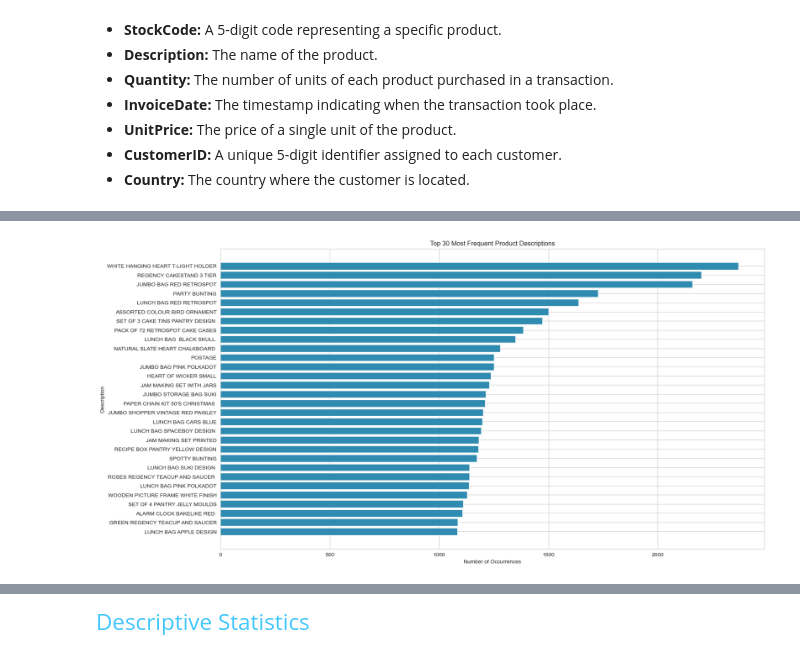
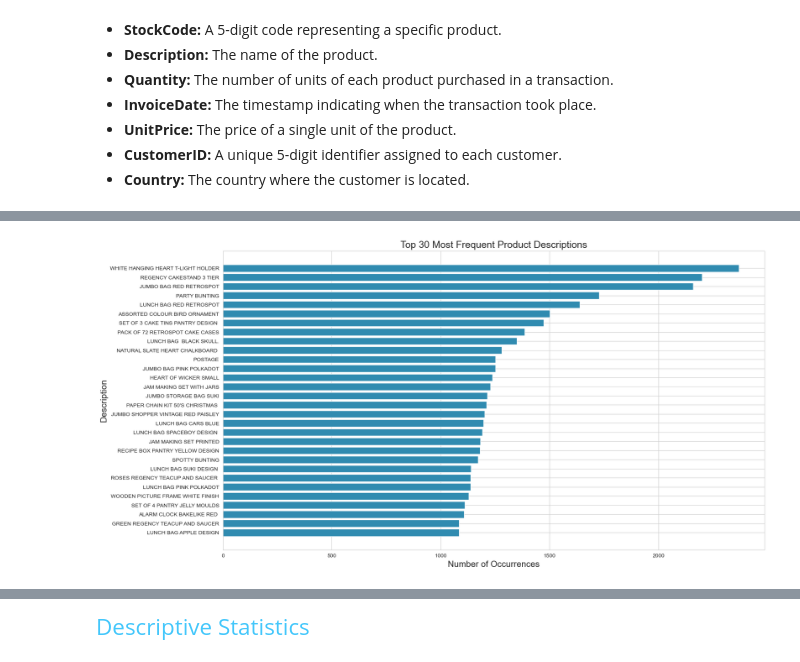
Before and after one commit to SidEnigma/eCommerce-CRM-Analytics, a Jupyter notebook: crm-analytics.ipynb, the cells around one changed output, grey strips where cells are left out. Cells and saved outputs as stored; diff of their text form; code cells hidden in the pictures.

```diff
--- a/crm-analytics.ipynb
+++ b/crm-analytics.ipynb
@@ -178,23 +175,23 @@ No. of unique products: 4223
 # %%
 # Calculate the occurrence of each unique description and sort them
 description_counts = df1['Description'].value_counts()
 
 # Get the top 30 descriptions
 top_30_descriptions = description_counts[:30]
 
 # Plotting
 plt.figure(figsize=(18,10))
 plt.barh(top_30_descriptions.index[::-1], top_30_descriptions.values[::-1], color='#308bb0')
 
 # Adding labels and title
-plt.xlabel('Number of Occurrences')
-plt.ylabel('Description')
-plt.title('Top 30 Most Frequent Product Descriptions')
+plt.xlabel('Number of Occurrences', fontsize=16)
+plt.ylabel('Description', fontsize=16)
+plt.title('Top 30 Most Frequent Product Descriptions', fontsize=18)
 
 # Show the plot
 plt.show()
 # %% [output]
-[figure, old version]
+[figure, new version]
 [interactive output not drawn]
 # %% [markdown]
 <span style="color:#44c7fb;
```
Also changed, not shown: parts of 3 cells of this notebook.
